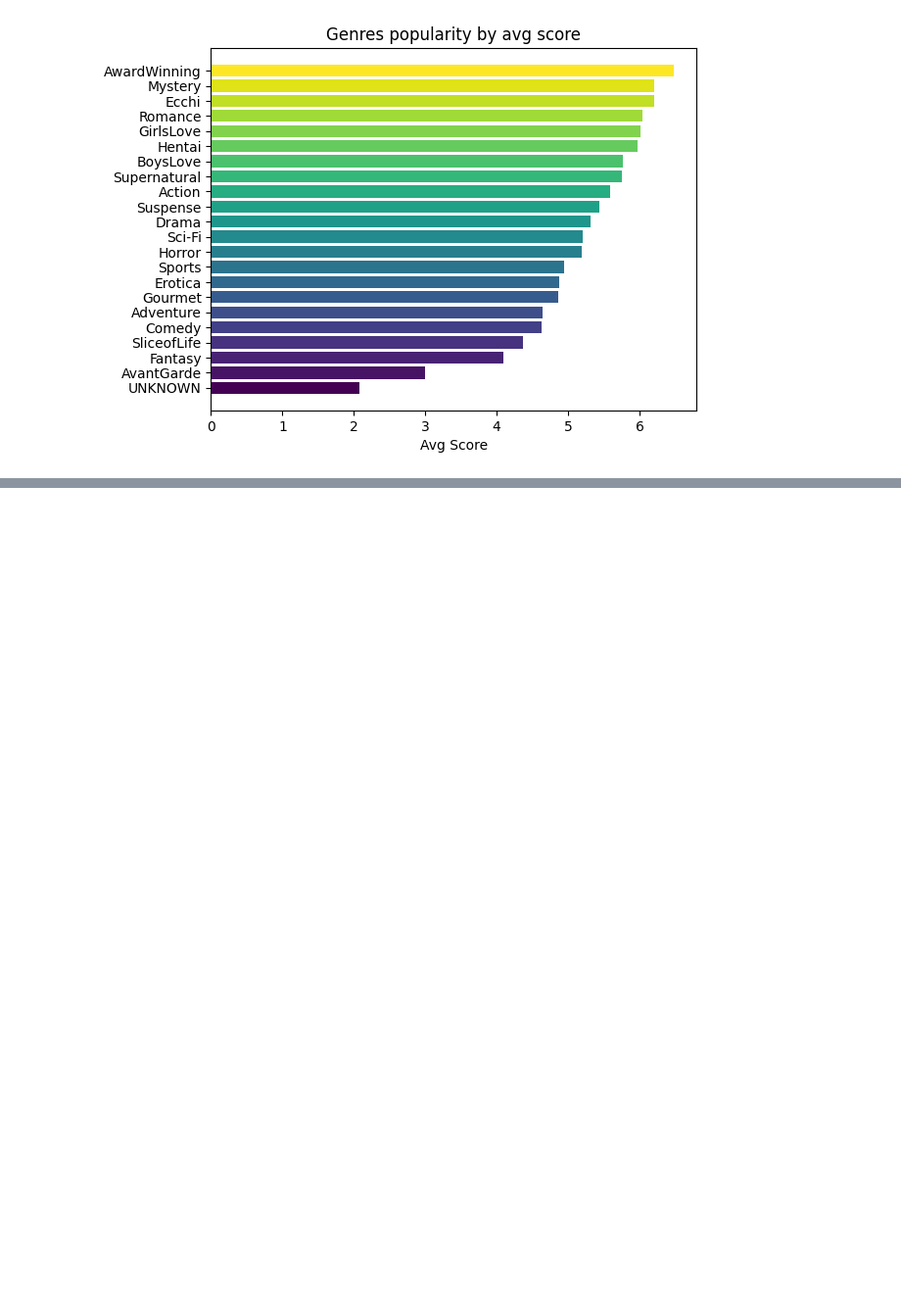
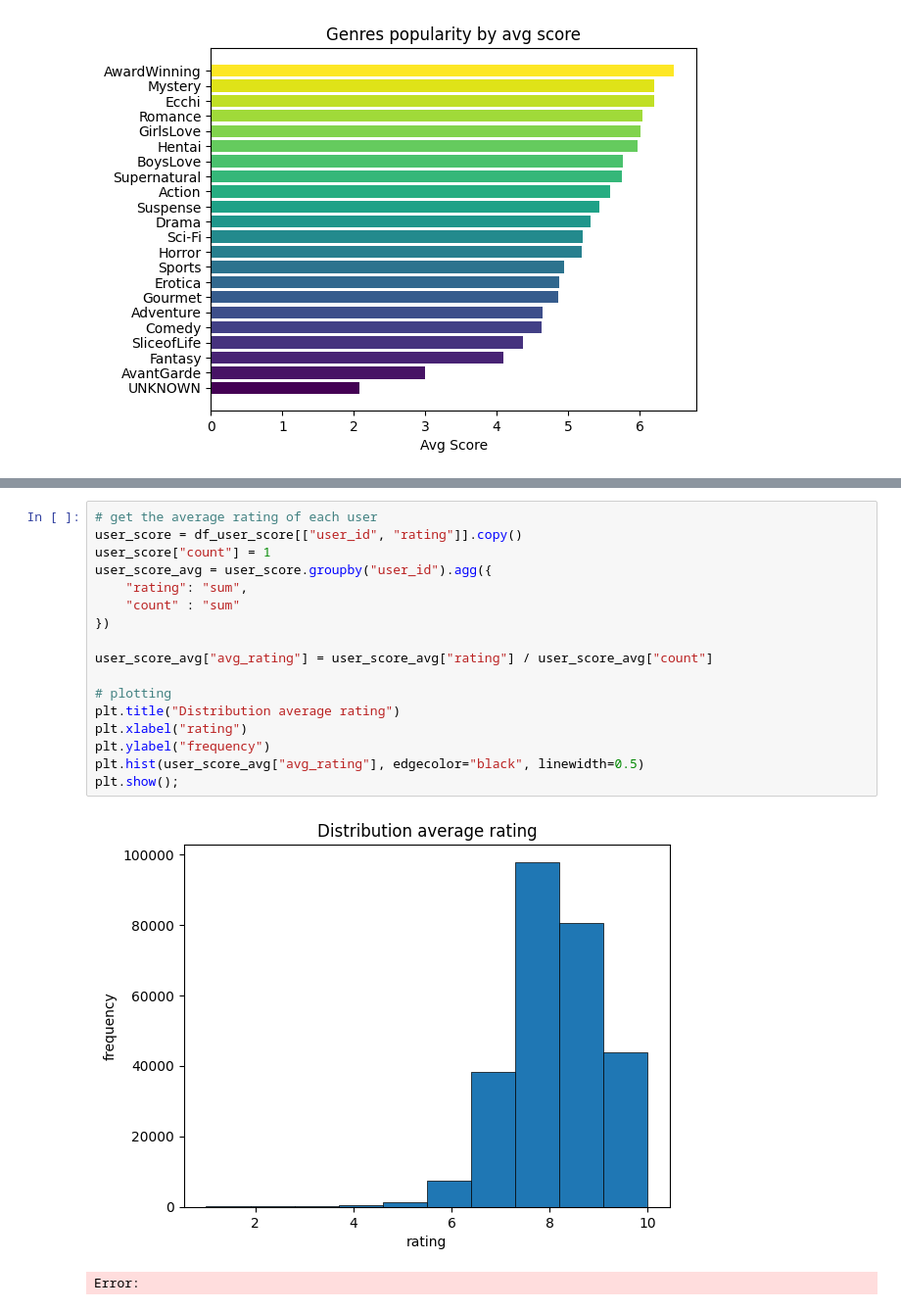
Before and after one commit to hoangviet-nguyen/anime-recommendation, a Jupyter notebook: notebooks/exploration.ipynb, the cells around one changed output, grey strips where cells are left out. Shown at 98% size. Drawn from its saved outputs; the diff is of its cells as text; blank space fills up the shorter version.

```diff
--- a/notebooks/exploration.ipynb
+++ b/notebooks/exploration.ipynb
@@ -346,0 +362,20 @@ plt.show();
+# %%
+# get the average rating of each user
+user_score = df_user_score[["user_id", "rating"]].copy()
+user_score["count"] = 1
+user_score_avg = user_score.groupby("user_id").agg({
+    "rating": "sum",
+    "count" : "sum"
+})
+
+user_score_avg["avg_rating"] = user_score_avg["rating"] / user_score_avg["count"]
+
+# plotting
+plt.title("Distribution average rating")
+plt.xlabel("rating")
+plt.ylabel("frequency")
+plt.hist(user_score_avg["avg_rating"], edgecolor="black", linewidth=0.5)
+plt.show();
+# %% [output]
+[figure, added]
+Error:
```
Also changed, not shown: parts of 6 cells of this notebook.
